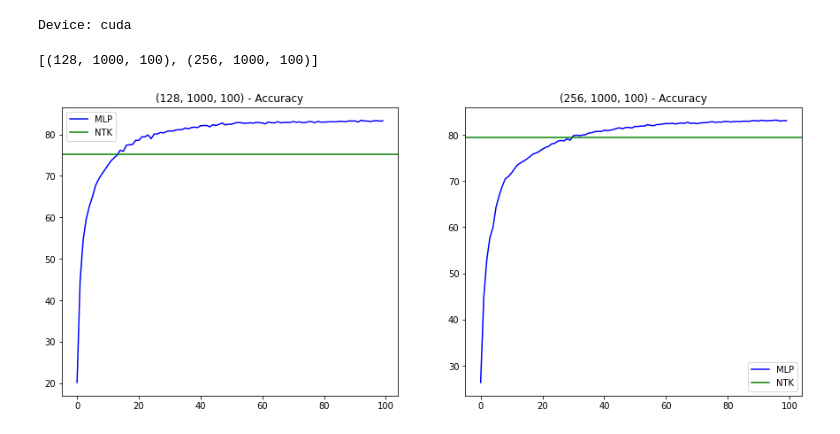
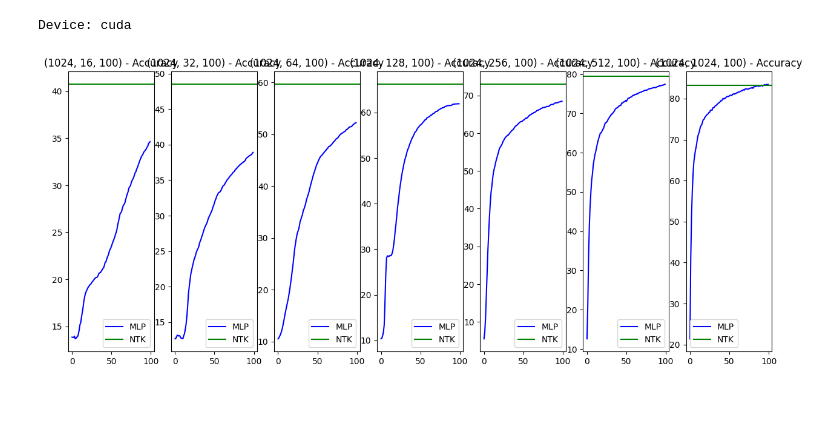
Before and after one commit to RaixSplitter/02456-deep-learning-project, a Jupyter notebook: src/code_loop.ipynb, the cells around one changed output. Saved outputs shown, nothing was run; the diff lists cells and outputs as text; code cells hidden in the pictures; blank space fills up the shorter version.

```diff
--- a/src/code_loop.ipynb
+++ b/src/code_loop.ipynb
@@ -216,8 +216,8 @@ def NTK_model(model, data, noise_var: float = 0.0):
 # %%
 # --- initialize ---
 # data
-train_set = MNIST("../../3_Feedforward_PyTorch/temp/", train=True,  download=False, transform=transforms.ToTensor())
-test_set  = MNIST("../../3_Feedforward_PyTorch/temp/", train=False, download=False, transform=transforms.ToTensor())
+train_set = MNIST("../data/mnist/temp/", train=True,  download=False, transform=transforms.ToTensor())
+test_set  = MNIST("../data/mnist/temp/", train=False, download=False, transform=transforms.ToTensor())
 batch_size = 64 # both for training and testing
 
 # # use only 1000 train and 1000 test
@@ -323,9 +323,7 @@ def main(nhidden : int | list = 1024, train_size : int | list = 1000, epochs : i
         acc_dict[(n_hidden, size, epochs)] = {"MLP":np.array(train_acc_epoch),"NTK":round(np.mean(NTK_acc_batches)*100,2)}
     return acc_dict
 
-output_dict = main([128,256])
+# output_dict = main([128,256])
-# %% [output]
-[(128, 1000, 100), (256, 1000, 100)]
 # %%
 fig,ax = plt.subplots(1,len(output_dict),figsize=(15,6))
 for i,(hyper,acc) in enumerate(output_dict.items()):
@@ -334,5 +332,5 @@ for i,(hyper,acc) in enumerate(output_dict.items()):
     ax[i].set_title(f"{hyper} - Accuracy")
     ax[i].legend()
 plt.show()
-# %% [output]
-[figure, removed]
+# %%
+output_dict = main(train_size = [2**i for i in range(4,11)])
@@ -338,0 +339,13 @@ plt.show()
+# %%
+with open("output_dictSampleSizeDiff.pkl","wb") as f:
+    pickle.dump(output_dict,f)
+# %%
+fig,ax = plt.subplots(1,len(output_dict),figsize=(15,6))
+for i,(hyper,acc) in enumerate(output_dict.items()):
+    ax[i].plot(acc["MLP"], c="blue", label="MLP")
+    ax[i].axhline(acc["NTK"], c="green", label="NTK")
+    ax[i].set_title(f"{hyper} - Accuracy")
+    ax[i].legend()
+plt.show()
+# %% [output]
+[figure, added]
```
Also changed, not shown: parts of 1 cell of this notebook, 1 other file.
